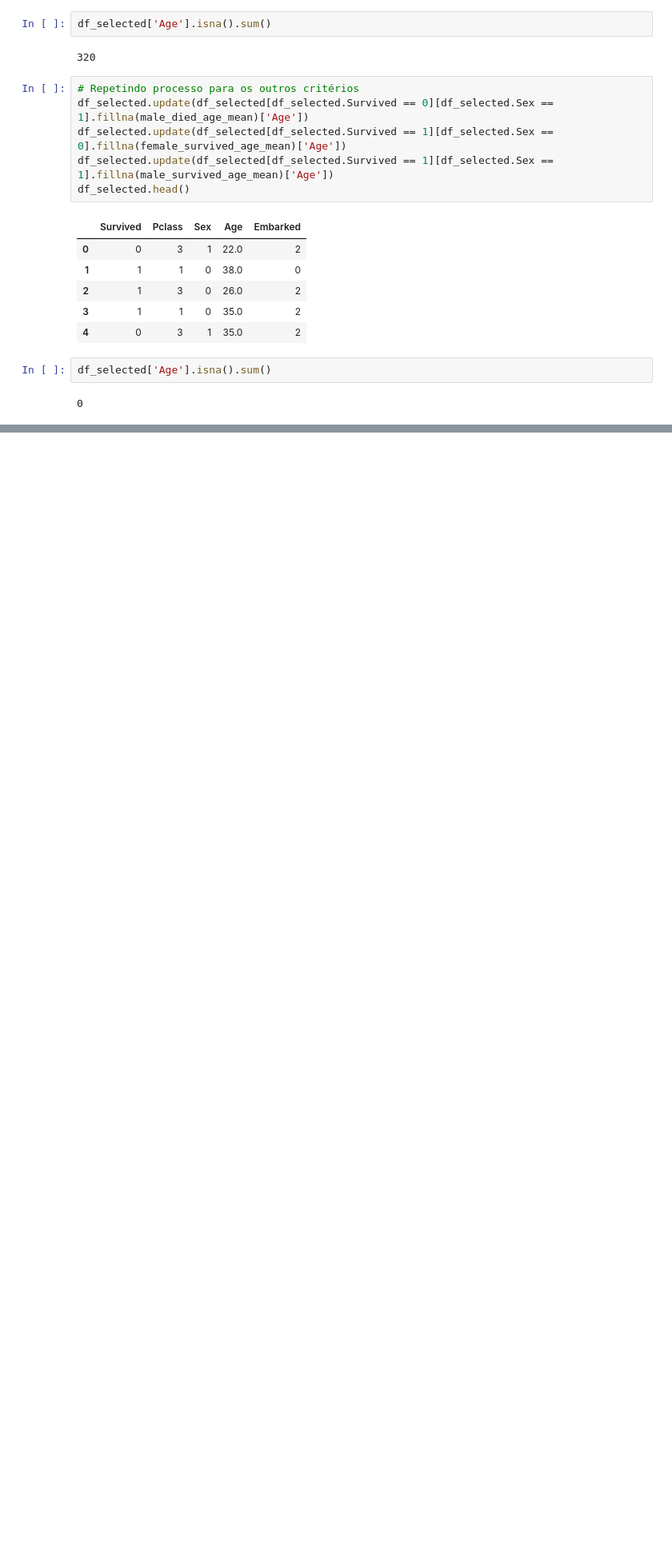
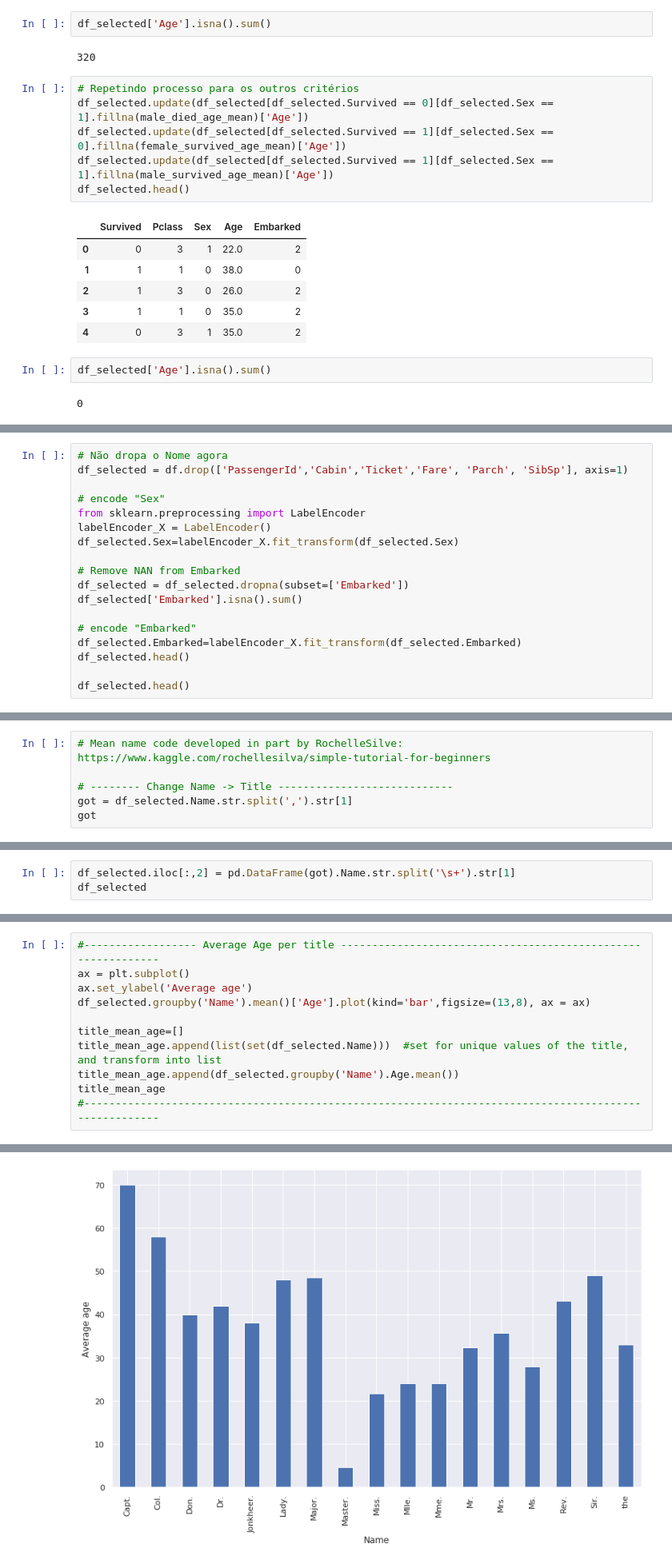
Before and after one commit to lucasmoutinho/titanic-preprocessing-tutorial, a Jupyter notebook: Titanic_Tutorial.ipynb, the cells around one changed output, grey strips where cells are left out. Shown at 80% size. Cells and saved outputs as stored; diff of their text form; blank space fills up the shorter version.

Commit message:
:eggplant: last missing values try

```diff
--- a/Titanic_Tutorial.ipynb
+++ b/Titanic_Tutorial.ipynb
@@ -596,0 +601,18 @@ weighted avg       0.80      0.80      0.80       534
+# %%
+# Não dropa o Nome agora
+df_selected = df.drop(['PassengerId','Cabin','Ticket','Fare', 'Parch', 'SibSp'], axis=1)
+
+# encode "Sex"
+from sklearn.preprocessing import LabelEncoder
+labelEncoder_X = LabelEncoder()
+df_selected.Sex=labelEncoder_X.fit_transform(df_selected.Sex)
+
+# Remove NAN from Embarked
+df_selected = df_selected.dropna(subset=['Embarked'])
+df_selected['Embarked'].isna().sum()
+
+# encode "Embarked"
+df_selected.Embarked=labelEncoder_X.fit_transform(df_selected.Embarked)
+df_selected.head()
+
+df_selected.head()
@@ -596,0 +630,6 @@ weighted avg       0.80      0.80      0.80       534
+# %%
+# Mean name code developed in part by RochelleSilve: https://www.kaggle.com/rochellesilva/simple-tutorial-for-beginners
+
+# -------- Change Name -> Title ----------------------------
+got = df_selected.Name.str.split(',').str[1]
+got
@@ -596,0 +649,3 @@ weighted avg       0.80      0.80      0.80       534
+# %%
+df_selected.iloc[:,2] = pd.DataFrame(got).Name.str.split('\s+').str[1]
+df_selected
@@ -596,0 +666,12 @@ weighted avg       0.80      0.80      0.80       534
+# %%
+#------------------ Average Age per title -------------------------------------------------------------
+ax = plt.subplot()
+ax.set_ylabel('Average age')
+df_selected.groupby('Name').mean()['Age'].plot(kind='bar',figsize=(13,8), ax = ax)
+
+title_mean_age=[]
+title_mean_age.append(list(set(df_selected.Name)))  #set for unique values of the title, and transform into list
+title_mean_age.append(df_selected.groupby('Name').Age.mean())
+title_mean_age
+#------------------------------------------------------------------------------------------------------
+# %% [output]
@@ -596,0 +695 @@ weighted avg       0.80      0.80      0.80       534
+[figure, added]
```
Also changed, not shown: parts of 14 cells of this notebook.
